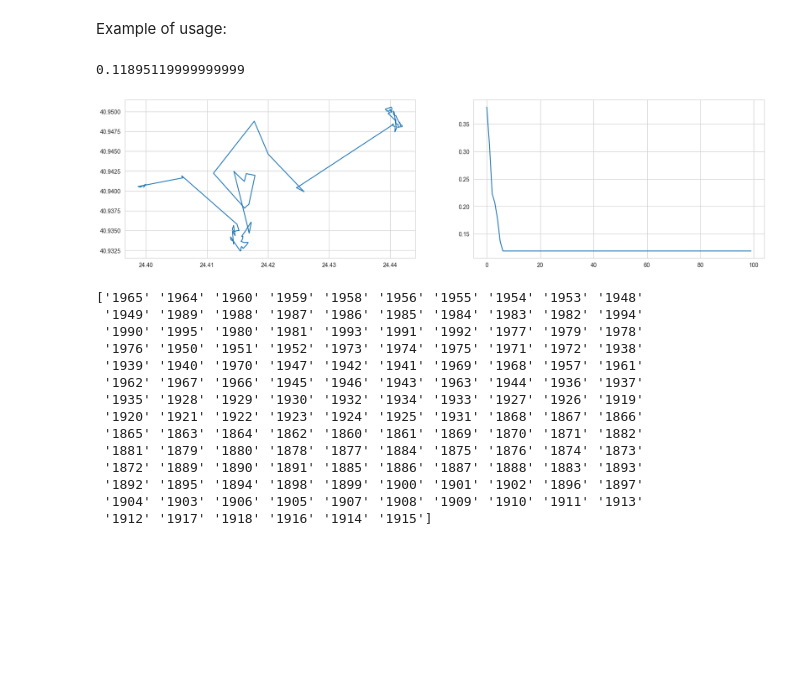
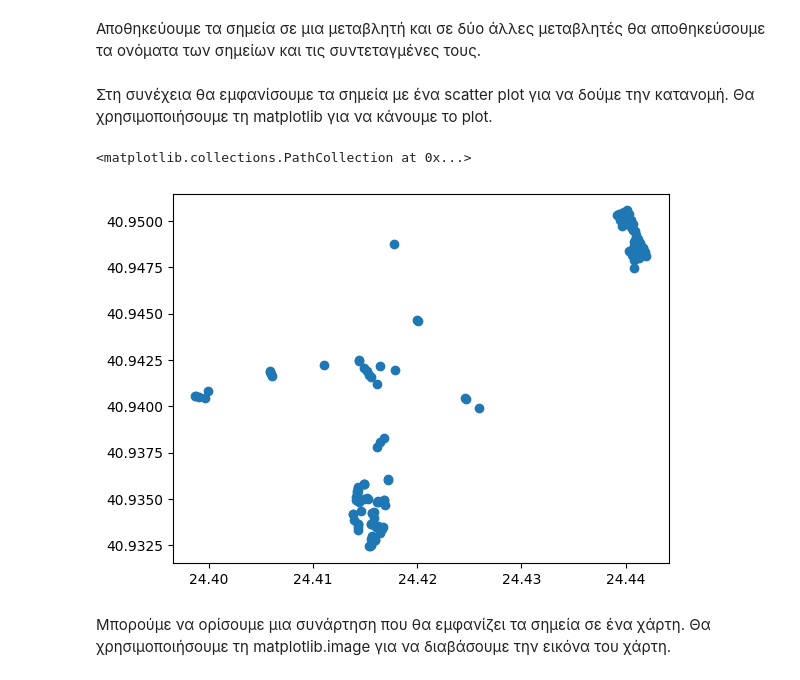
Before and after one commit to kostas2370/OptimalRoute, a Jupyter notebook: optimal_route.ipynb, the cells around one changed output. Drawn from its saved outputs; the diff is of its cells as text; code cells hidden in the pictures; blank space fills up the shorter version.

Commit message:
added Kavala map and updated README

```diff
--- a/optimal_route.ipynb
+++ b/optimal_route.ipynb
@@ -281,41 +52,17 @@ def plot_map(points, best_path, monitor_costs):
-# %% [markdown]
-Example of usage:
-# %%
-# Parse the KML file and get the dictionary of placemarks
-placemarks = parse_kml_file("Παναγία-Προφήτης Ηλίας.kml")
-
-point_names = list(placemarks.keys())
-points = np.array(list(placemarks.values()))
-
-best_path_order, monitor_costs = aco(
-    points=points,
-    alpha=1,
-    beta=1,
-    evapo_coef=0.05,
-    colony_size=50,
-    num_iter=100
-)
-print(monitor_costs[-1])
-
-plot_map(points, best_path_order, monitor_costs)
-
-sorted_point_names = np.array(point_names)[np.argsort(best_path_order)]
-
-print(sorted_point_names)
-# %% [output]
-0.11895119999999999
-[figure, removed]
-['1965' '1964' '1960' '1959' '1958' '1956' '1955' '1954' '1953' '1948'
- '1949' '1989' '1988' '1987' '1986' '1985' '1984' '1983' '1982' '1994'
- '1990' '1995' '1980' '1981' '1993' '1991' '1992' '1977' '1979' '1978'
- '1976' '1950' '1951' '1952' '1973' '1974' '1975' '1971' '1972' '1938'
- '1939' '1940' '1970' '1947' '1942' '1941' '1969' '1968' '1957' '1961'
- '1962' '1967' '1966' '1945' '1946' '1943' '1963' '1944' '1936' '1937'
- '1935' '1928' '1929' '1930' '1932' '1934' '1933' '1927' '1926' '1919'
- '1920' '1921' '1922' '1923' '1924' '1925' '1931' '1868' '1867' '1866'
- '1865' '1863' '1864' '1862' '1860' '1861' '1869' '1870' '1871' '1882'
- '1881' '1879' '1880' '1878' '1877' '1884' '1875' '1876' '1874' '1873'
- '1872' '1889' '1890' '1891' '1885' '1886' '1887' '1888' '1883' '1893'
- '1892' '1895' '1894' '1898' '1899' '1900' '1901' '1902' '1896' '1897'
- '1904' '1903' '1906' '1905' '1907' '1908' '1909' '1910' '1911' '1913'
- '1912' '1917' '1918' '1916' '1914' '1915']
+# %% [markdown]
+Αποθηκεύουμε τα σημεία σε μια μεταβλητή και σε δύο άλλες μεταβλητές θα αποθηκεύσουμε τα ονόματα των σημείων και τις συντεταγμένες τους.
+# %%
+bins_file_path = "Stena_Panagia___Stena_Profiti_Ilia___Nekrotafeia.kml"
+bins_kavala = parse_kml_file(bins_file_path)
+
+bin_names = list(bins_kavala.keys())
+bin_points = list(bins_kavala.values())
+# %% [markdown]
+Στη συνέχεια θα εμφανίσουμε τα σημεία με ένα scatter plot για να δούμε την κατανομή. Θα χρησιμοποιήσουμε τη matplotlib για να κάνουμε το plot.
+# %%
+plt.scatter([i[0] for i in bin_points], [i[1] for i in bin_points])
+# %% [output]
+<matplotlib.collections.PathCollection at 0x...>
+[figure, added]
+# %% [markdown]
+Μπορούμε να ορίσουμε μια συνάρτηση που θα εμφανίζει τα σημεία σε ένα χάρτη. Θα χρησιμοποιήσουμε τη matplotlib.image για να διαβάσουμε την εικόνα του χάρτη.
```
Also changed, not shown: parts of 66 cells of this notebook, 15 other files.
